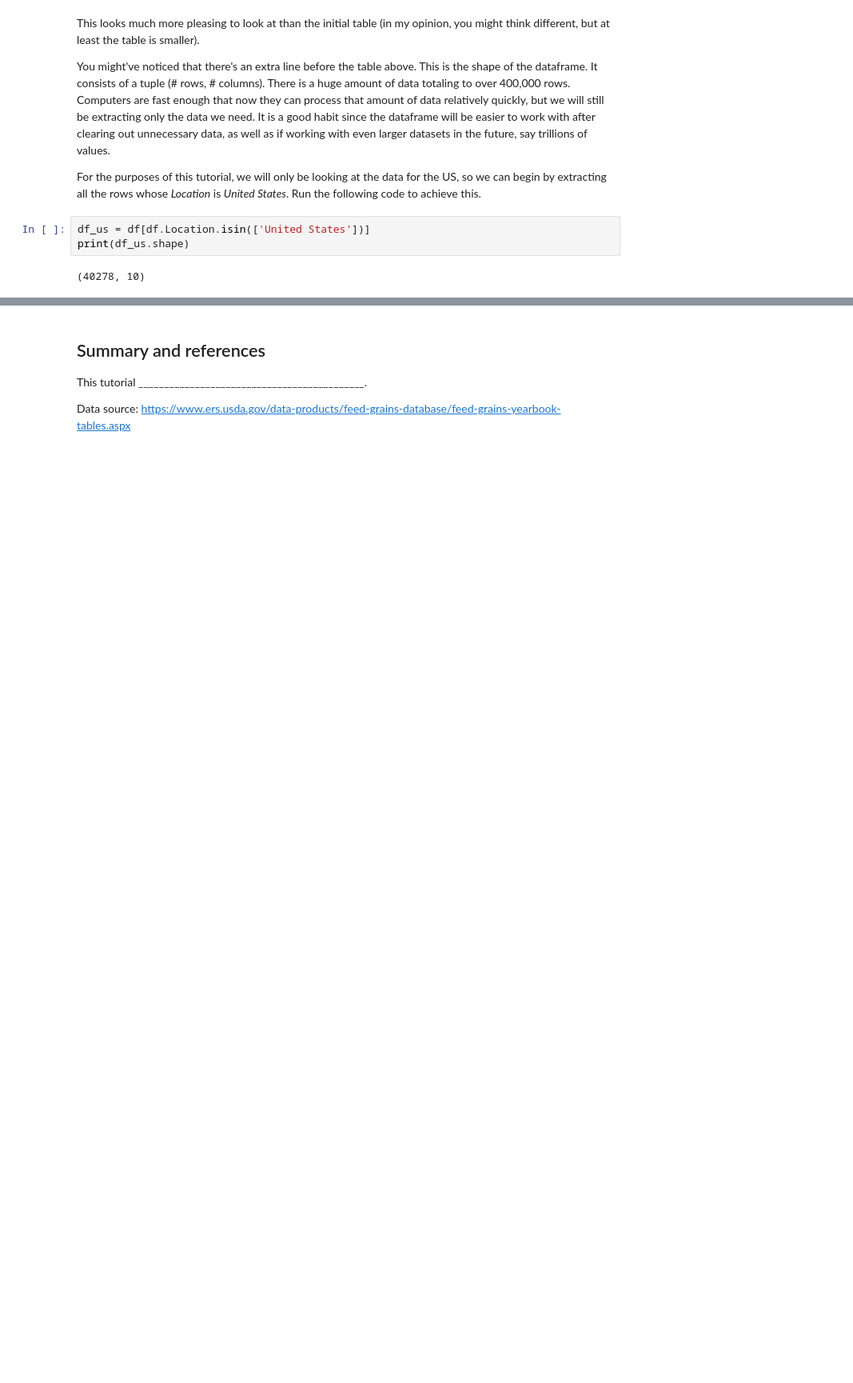
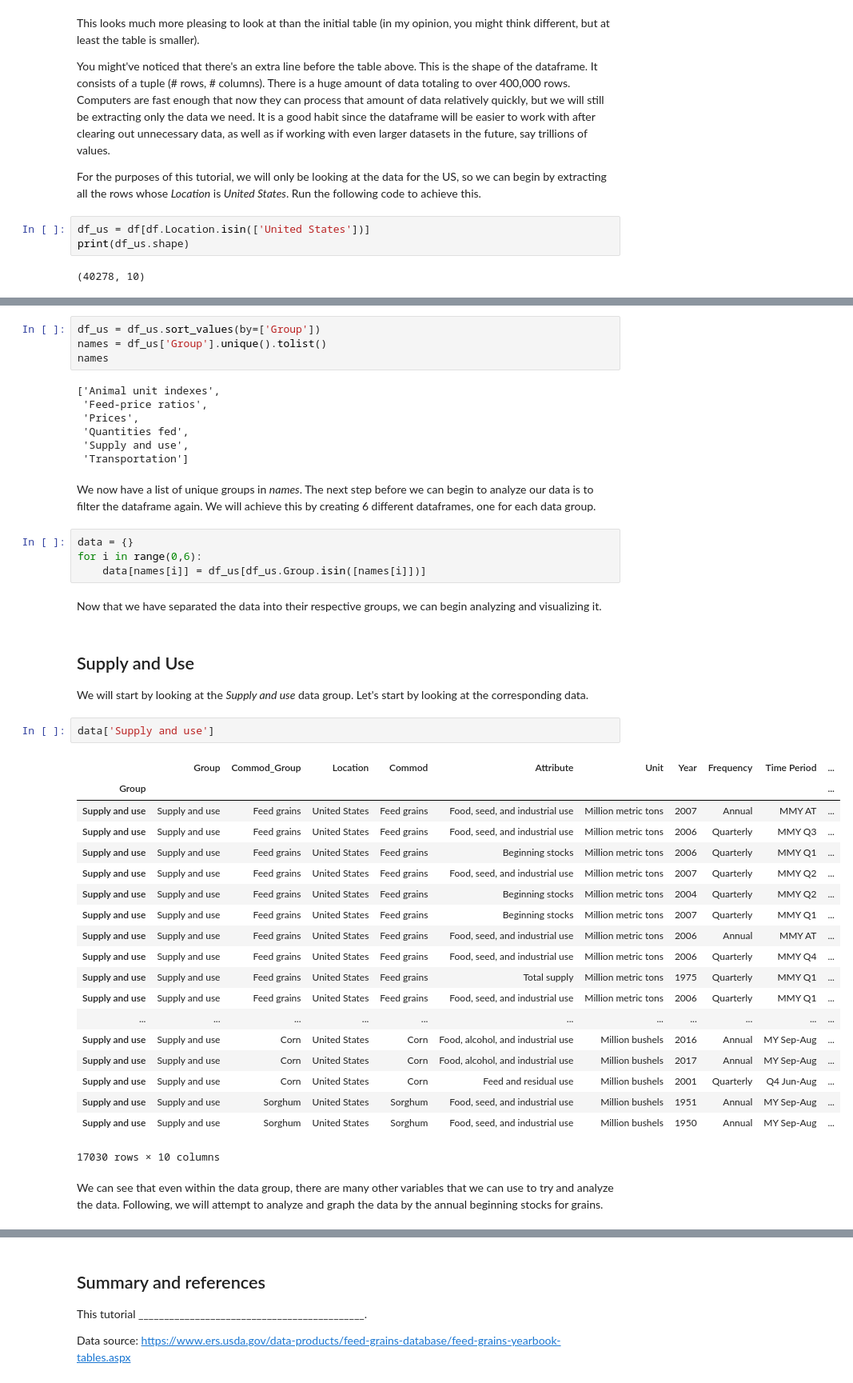
Before and after one commit to JeffreyWang98/JeffreyWang98.github.io, a Jupyter notebook: Grains.ipynb, the cells around one changed output, grey strips where cells are left out. Shown: that part at 80% size. Saved outputs shown, nothing was run; the diff lists cells and outputs as text; blank space fills up the shorter version.

```diff
--- a/Grains.ipynb
+++ b/Grains.ipynb
@@ -138,0 +135,47 @@ We start by selecting only the data rows that contain Corn
+# %%
+df_us = df_us.sort_values(by=['Group'])
+names = df_us['Group'].unique().tolist()
+names
+# %% [output]
+['Animal unit indexes',
+ 'Feed-price ratios',
+ 'Prices',
+ 'Quantities fed',
+ 'Supply and use',
+ 'Transportation']
+# %% [markdown]
+We now have a list of unique groups in *names*. The next step before we can begin to analyze our data is to filter the dataframe again. We will achieve this  by creating 6 different dataframes, one for each data group.
+# %%
+data = {}
+for i in range(0,6):
+    data[names[i]] = df_us[df_us.Group.isin([names[i]])]
+# %% [markdown]
+Now that we have separated the data into their respective groups, we can begin analyzing and visualizing it.
+# %% [markdown]
+## Supply and Use
+We will start by looking at the *Supply and use* data group.
+Let's start by looking at the corresponding data.
+# %%
+data['Supply and use']
+# %% [output]
+|  | Group | Commod_Group | Location | Commod | Attribute | Unit | Year | Frequency | Time Period | ... |
+| Group |  |  |  |  |  |  |  |  |  | ... |
+| Supply and use | Supply and use | Feed grains | United States | Feed grains | Food, seed, and industrial use | Million metric tons | 2007 | Annual | MMY AT | ... |
+| Supply and use | Supply and use | Feed grains | United States | Feed grains | Food, seed, and industrial use | Million metric tons | 2006 | Quarterly | MMY Q3 | ... |
+| Supply and use | Supply and use | Feed grains | United States | Feed grains | Beginning stocks | Million metric tons | 2006 | Quarterly | MMY Q1 | ... |
+| Supply and use | Supply and use | Feed grains | United States | Feed grains | Food, seed, and industrial use | Million metric tons | 2007 | Quarterly | MMY Q2 | ... |
+| Supply and use | Supply and use | Feed grains | United States | Feed grains | Beginning stocks | Million metric tons | 2004 | Quarterly | MMY Q2 | ... |
+| Supply and use | Supply and use | Feed grains | United States | Feed grains | Beginning stocks | Million metric tons | 2007 | Quarterly | MMY Q1 | ... |
+| Supply and use | Supply and use | Feed grains | United States | Feed grains | Food, seed, and industrial use | Million metric tons | 2006 | Annual | MMY AT | ... |
+| Supply and use | Supply and use | Feed grains | United States | Feed grains | Food, seed, and industrial use | Million metric tons | 2006 | Quarterly | MMY Q4 | ... |
+| Supply and use | Supply and use | Feed grains | United States | Feed grains | Total supply | Million metric tons | 1975 | Quarterly | MMY Q1 | ... |
+| Supply and use | Supply and use | Feed grains | United States | Feed grains | Food, seed, and industrial use | Million metric tons | 2006 | Quarterly | MMY Q1 | ... |
+| ... | ... | ... | ... | ... | ... | ... | ... | ... | ... | ... |
+| Supply and use | Supply and use | Corn | United States | Corn | Food, alcohol, and industrial use | Million bushels | 2016 | Annual | MY Sep-Aug | ... |
+| Supply and use | Supply and use | Corn | United States | Corn | Food, alcohol, and industrial use | Million bushels | 2017 | Annual | MY Sep-Aug | ... |
+| Supply and use | Supply and use | Corn | United States | Corn | Feed and residual use | Million bushels | 2001 | Quarterly | Q4 Jun-Aug | ... |
+| Supply and use | Supply and use | Sorghum | United States | Sorghum | Food, seed, and industrial use | Million bushels | 1951 | Annual | MY Sep-Aug | ... |
+| Supply and use | Supply and use | Sorghum | United States | Sorghum | Food, seed, and industrial use | Million bushels | 1950 | Annual | MY Sep-Aug | ... |
+17030 rows × 10 columns
+# %% [markdown]
+We can see that even within the data group, there are many other variables that we can use to try and analyze the data. Following, we will attempt to analyze and graph the data by the annual beginning stocks for grains.
```
Also changed, not shown: parts of 36 cells of this notebook.
